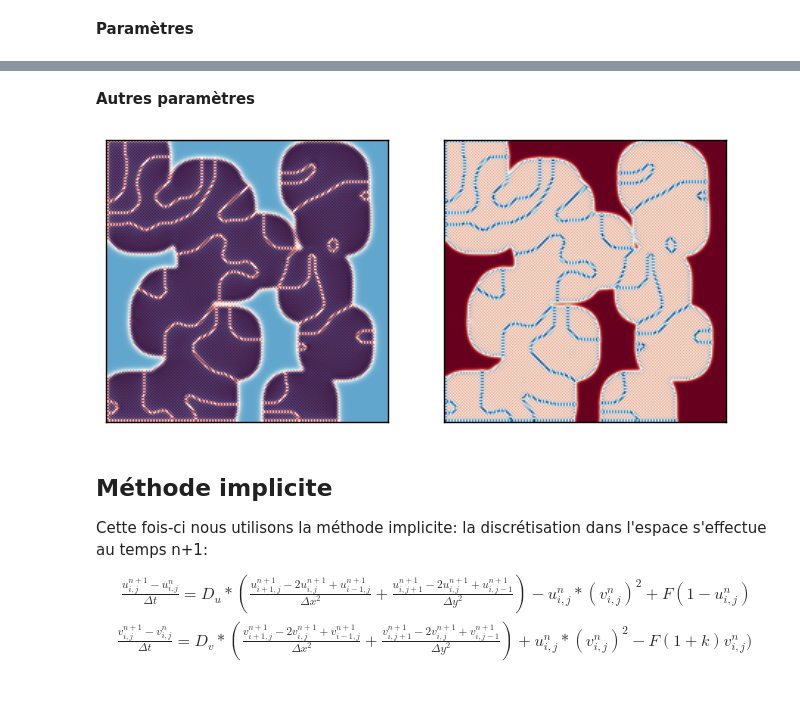
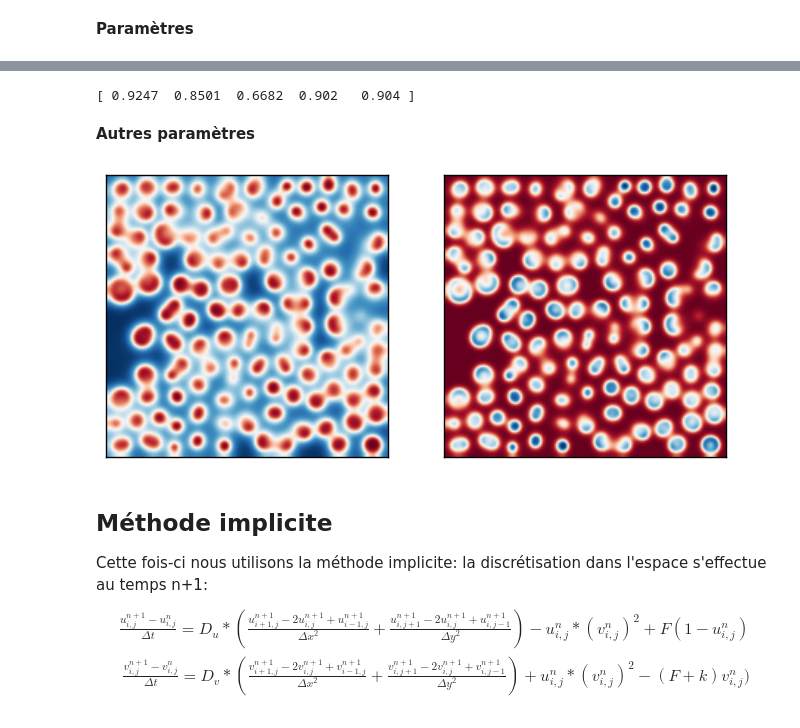
Before and after one commit to be-rays/Module4, a Jupyter notebook: Greyscott.ipynb, the cells around one changed output, grey strips where cells are left out. Saved outputs shown, nothing was run; the diff lists cells and outputs as text; code cells hidden in the pictures.

```diff
--- a/Greyscott.ipynb
+++ b/Greyscott.ipynb
@@ -138,3 +138,8 @@ solandmap(I1)
+# %%
+sol=greyscott(U,V,I1,8000)
+print(numpy.round(sol[0][100,::40],4))
+# %% [output]
+[ 0.9247  0.8501  0.6682  0.902   0.904 ]
 # %% [markdown]
 **Autres paramètres**
 # %%
@@ -148,15 +153,15 @@ I8=numpy.array([0.00016, 0.00008, 0.020, 0.055]) # Unstable
 I9=numpy.array([0.00016, 0.00008, 0.050, 0.065]) # Worms 1
 I10=numpy.array([0.00016, 0.00008, 0.054, 0.063]) # Worms 2
 I11=numpy.array([0.00016, 0.00008, 0.035, 0.060]) # Zebrafish
-# %%
-solandmap(I11)
-# %% [output]
-[figure, removed]
+# %%
+solandmap(I8,2000)
+# %% [output]
+[figure, added]
 # %% [markdown]
 ## Méthode implicite
 
 Cette fois-ci nous utilisons la méthode implicite: la discrétisation dans l'espace s'effectue au temps n+1:
 \begin{align}
 \frac{u_{i,j}^{n+1}-u_{i,j}^{n}}{\Delta t}= D_{u}*(\frac{u_{i+1,j}^{n+1}-2u_{i,j}^{n+1}+u_{i-1,j}^{n+1}}{\Delta x^2}+\frac{u_{i,j+1}^{n+1}-2u_{i,j}^{n+1}+u_{i,j-1}^{n+1}}{\Delta y^2})-u_{i,j}^{n}*(v_{i,j}^{n})^2+F(1-u_{i,j}^{n})\\
-\frac{v_{i,j}^{n+1}-v_{i,j}^{n}}{\Delta t}=D_{v}*(\frac{v_{i+1,j}^{n+1}-2v_{i,j}^{n+1}+v_{i-1,j}^{n+1}}{\Delta x^2}+\frac{v_{i,j+1}^{n+1}-2v_{i,j}^{n+1}+v_{i,j-1}^{n+1}}{\Delta y^2})+u_{i,j}^{n}*(v_{i,j}^{n})^2-F(1+k)v_{i,j}^{n})
+\frac{v_{i,j}^{n+1}-v_{i,j}^{n}}{\Delta t}=D_{v}*(\frac{v_{i+1,j}^{n+1}-2v_{i,j}^{n+1}+v_{i-1,j}^{n+1}}{\Delta x^2}+\frac{v_{i,j+1}^{n+1}-2v_{i,j}^{n+1}+v_{i,j-1}^{n+1}}{\Delta y^2})+u_{i,j}^{n}*(v_{i,j}^{n})^2-(F+k)v_{i,j}^{n})
 \end{align}
```
Also changed, not shown: parts of 7 cells of this notebook.
